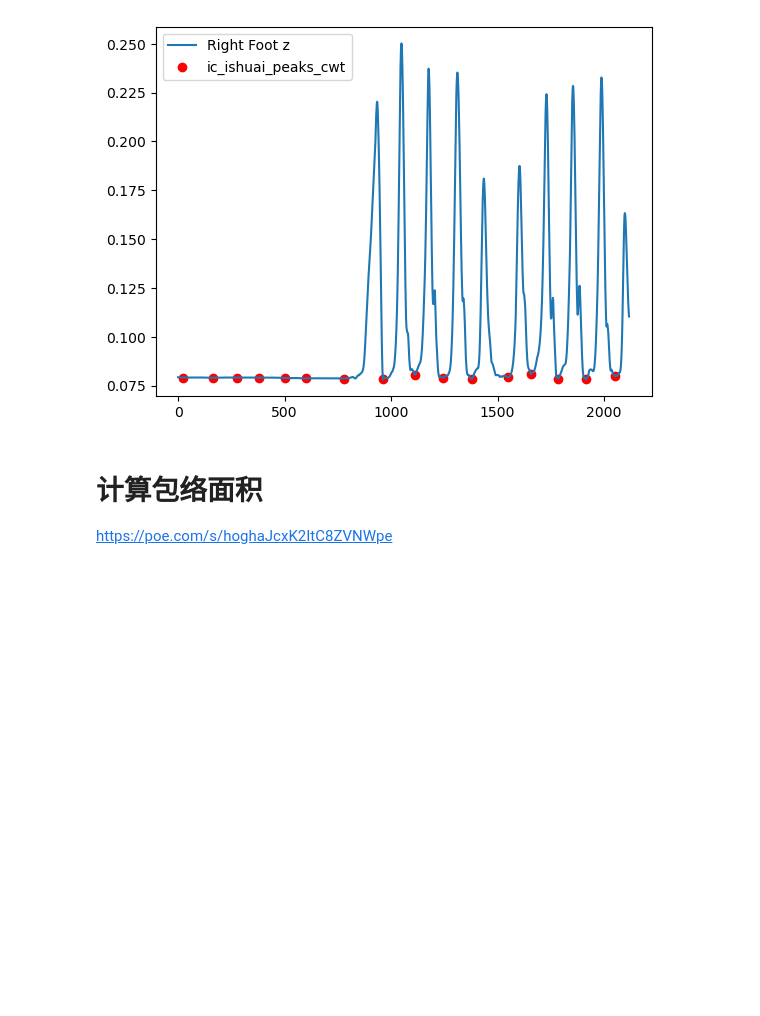
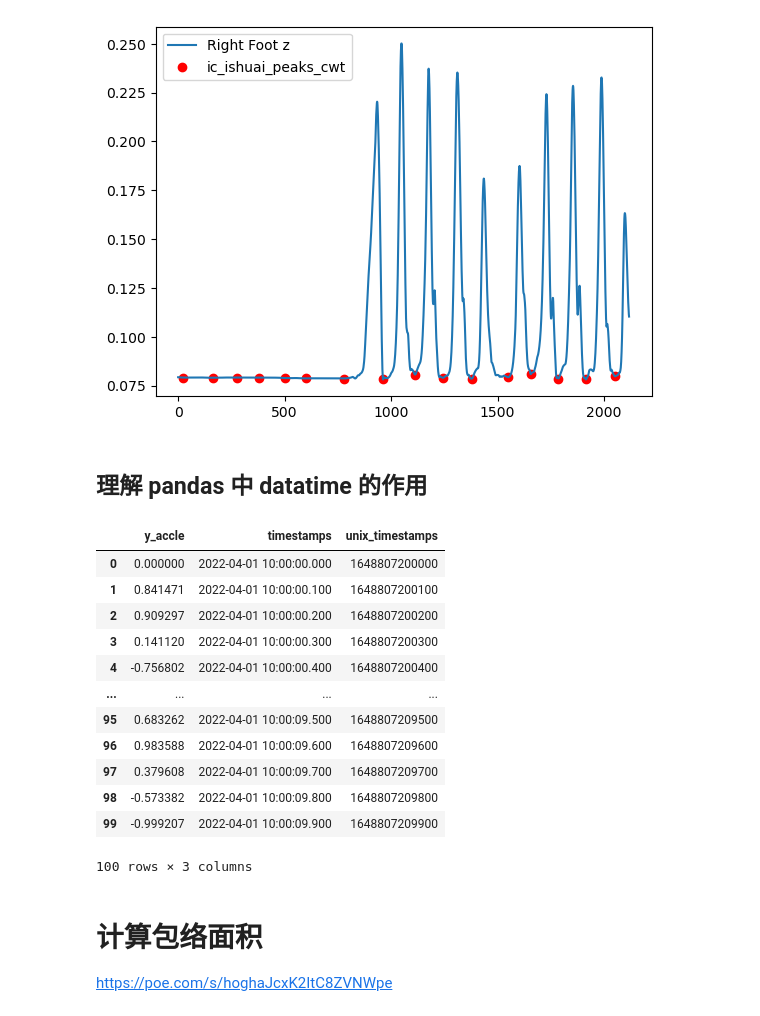
Before and after one commit to Allwillcome/--_----, a Jupyter notebook: Notes/20230416_PythonExercise.ipynb, the cells around one changed output. Cells and saved outputs as stored; diff of their text form; code cells hidden in the pictures; blank space fills up the shorter version.

Commit message:
学习 pandas  data_range 函数功能

```diff
--- a/Notes/20230416_PythonExercise.ipynb
+++ b/Notes/20230416_PythonExercise.ipynb
@@ -859,3 +859,29 @@ angle_peaks,_ = signal.find_peaks(-df_angels['Right Ankle Dorsiflexion/Plantarfl
 plt.plot(-df_angels['Right Ankle Dorsiflexion/Plantarflexion'])
 plt.scatter(angle_peaks, -df_angels.loc[angle_peaks,'Right Ankle Dorsiflexion/Plantarflexion'],color="red")
 plt.show()
+# %% [markdown]
+## 理解 pandas 中 datatime 的作用
+# %%
+import pandas as pd
+import numpy as np
+df = pd.DataFrame()
+x = np.arange(100)
+df["y_accle"] = np.sin(x)
+df["timestamps"] = pd.date_range("2022-04-01 10:00:00", periods=100,freq="100ms")
+df["timestamps"] = pd.to_datetime(df["timestamps"],format="%Y-%m-%d %H:%M:%S:%f")
+df["unix_timestamps"] = df["timestamps"].astype(np.int64) // 10**6
+df
+# %% [output]
+|  | y_accle | timestamps | unix_timestamps |
+| 0 | 0.000000 | 2022-04-01 10:00:00.000 | 1648807200000 |
+| 1 | 0.841471 | 2022-04-01 10:00:00.100 | 1648807200100 |
+| 2 | 0.909297 | 2022-04-01 10:00:00.200 | 1648807200200 |
+| 3 | 0.141120 | 2022-04-01 10:00:00.300 | 1648807200300 |
+| 4 | -0.756802 | 2022-04-01 10:00:00.400 | 1648807200400 |
+| ... | ... | ... | ... |
+| 95 | 0.683262 | 2022-04-01 10:00:09.500 | 1648807209500 |
+| 96 | 0.983588 | 2022-04-01 10:00:09.600 | 1648807209600 |
+| 97 | 0.379608 | 2022-04-01 10:00:09.700 | 1648807209700 |
+| 98 | -0.573382 | 2022-04-01 10:00:09.800 | 1648807209800 |
+| 99 | -0.999207 | 2022-04-01 10:00:09.900 | 1648807209900 |
+100 rows × 3 columns
```
Also changed, not shown: parts of 1 cell of this notebook.
